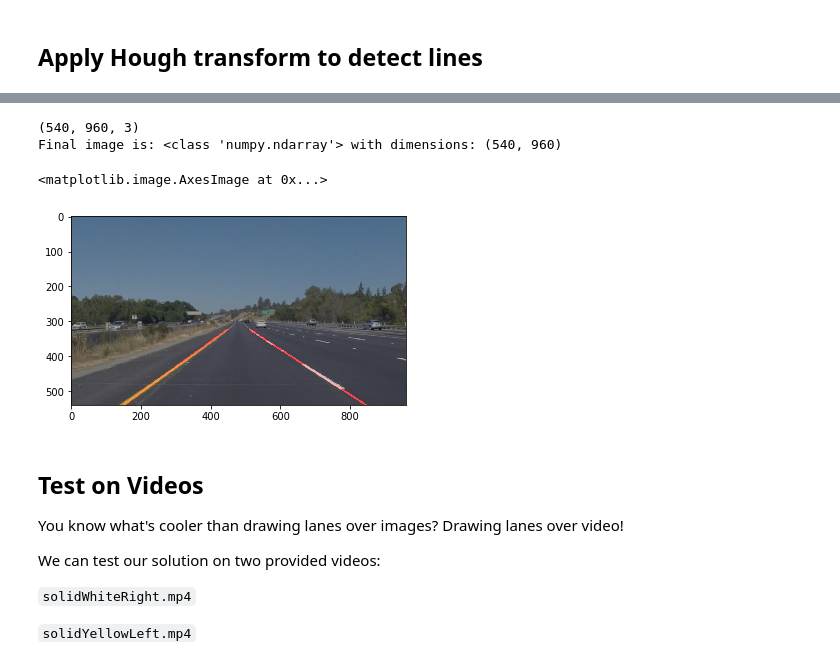
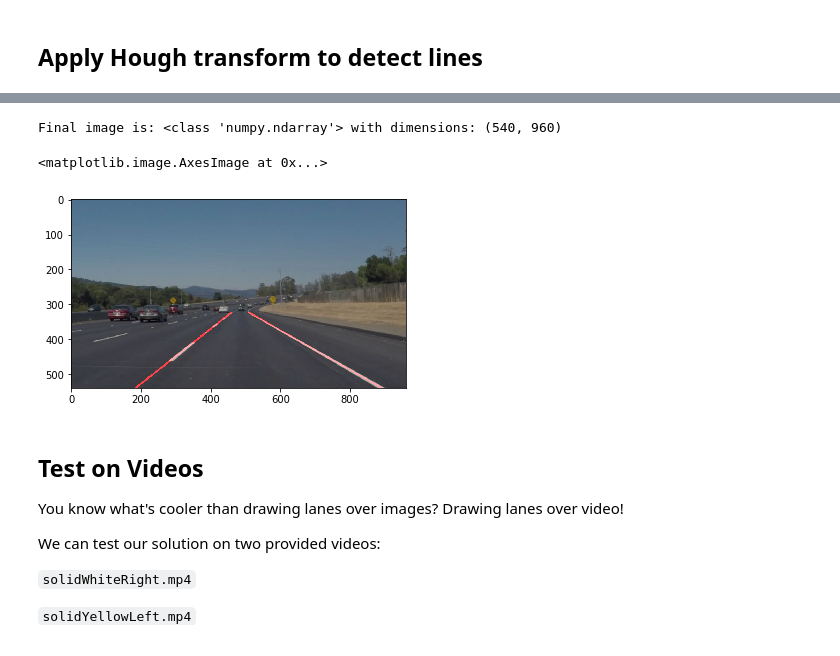
Before and after one commit to fjp/CarND-LaneLines-P1, a Jupyter notebook: P1.ipynb, the cells around one changed output, grey strips where cells are left out. Drawn from its saved outputs; the diff is of its cells as text; code cells hidden in the pictures.

Commit message:
tuned parameters and cleaned code

```diff
--- a/P1.ipynb
+++ b/P1.ipynb
@@ -376,33 +378,36 @@ Final image is: <class 'numpy.ndarray'> with dimensions: (540, 960)
 # %%
-# define a pipline function
-def pipeline(image):
+# define a pipline function to automate the process of detecting lane lines
+def pipeline(image, vertices, kernel_size=3, low_threshold=50, high_threshold=150,
+             rho=2, theta = np.pi/180, threshold=30, min_line_len=100, max_line_gap=160,
+            α=0.7, β=1., λ=0.):
+    """
+    takes a street image as input and finds the lane lines in a defined region of interest.
+
+    - kernel_size is the size of a Gaussian smoothing filter to denoise the image
+
+    - low and high_threshold define the upper and lower bounds of the canny edge detector
+
+    - vertices define a region of interest in the image
+
+    - rho = 1           # distance resolution in pixels of the Hough grid
+    - theta = np.pi/180 # angular resolution in radians of the Hough grid
+    - threshold = 30 #15   # minimum number of votes (intersections in Hough grid cell)
+    - min_line_len = 100  #40 # minimum number of pixels making up a line
+    - max_line_gap = 160  # maximum gap in pixels between connectable line segments
+    - α, β, λ are used to create the final result: lane lines overlayed on the original image
+
+    """
     # Grayscale the image
     gray = grayscale(image)
 
-    # Define a kernel size and apply Gaussian smoothing
-    kernel_size = 5
+    # Apply Gaussian smoothing
     blur_gray = gaussian_blur(gray, kernel_size)
 
     # Define our parameters for Canny and apply
-    low_threshold = 50
-    high_threshold = 150
     edges = canny(blur_gray, low_threshold, high_threshold)
-
-    # Define a four sided polygon to mask
-    imshape = image.shape
-    print(imshape)
-    vertices = np.array([[(imshape[1]*0.15,imshape[0]),(imshape[1]*0.45, imshape[0]*0.6), (imshape[1]*0.55, imshape[0]*0.6), (imshape[1],imshape[0])]], dtype=np.int32)
 
     # get only the masked region of the edges image
     masked_edges = region_of_interest(edges, vertices)
-
-    # Define the Hough transform parameters
-    # Make a blank the same size as our image to draw on
-    rho = 1           # distance resolution in pixels of the Hough grid
-    theta = np.pi/180 # angular resolution in radians of the Hough grid
-    threshold = 15 #15   # minimum number of votes (intersections in Hough grid cell)
-    min_line_len = 30  #40 # minimum number of pixels making up a line
-    max_line_gap = 20  # maximum gap in pixels between connectable line segments
 
     # Run Hough on edge detected image
     # Iterate over the output "lines" and draw lines on the blank
@@ -411,18 +416,17 @@ def pipeline(image):
     line_image = hough_lines(masked_edges, rho, theta, threshold, min_line_length, max_line_gap)
 
     # Create a "color" binary image to combine with line image
-    color_edges = weighted_img(line_image, image, α=0.7, β=1., λ=0.)
+    color_edges = weighted_img(line_image, image, α, β, λ)
     return color_edges
 # %%
-final_image = pipeline(image)
+final_image = pipeline(image, vertices)
 
 print('Final image is:', type(blur_gray), 'with dimensions:', gray.shape)
 plt.imshow(final_image)
 # %% [output]
-(540, 960, 3)
 Final image is: <class 'numpy.ndarray'> with dimensions: (540, 960)
 <matplotlib.image.AxesImage at 0x...>
-[figure, old version]
+[figure, new version]
 # %% [markdown]
 ## Test on Videos
 
```
Also changed, not shown: parts of 14 cells of this notebook, 12 other files.
